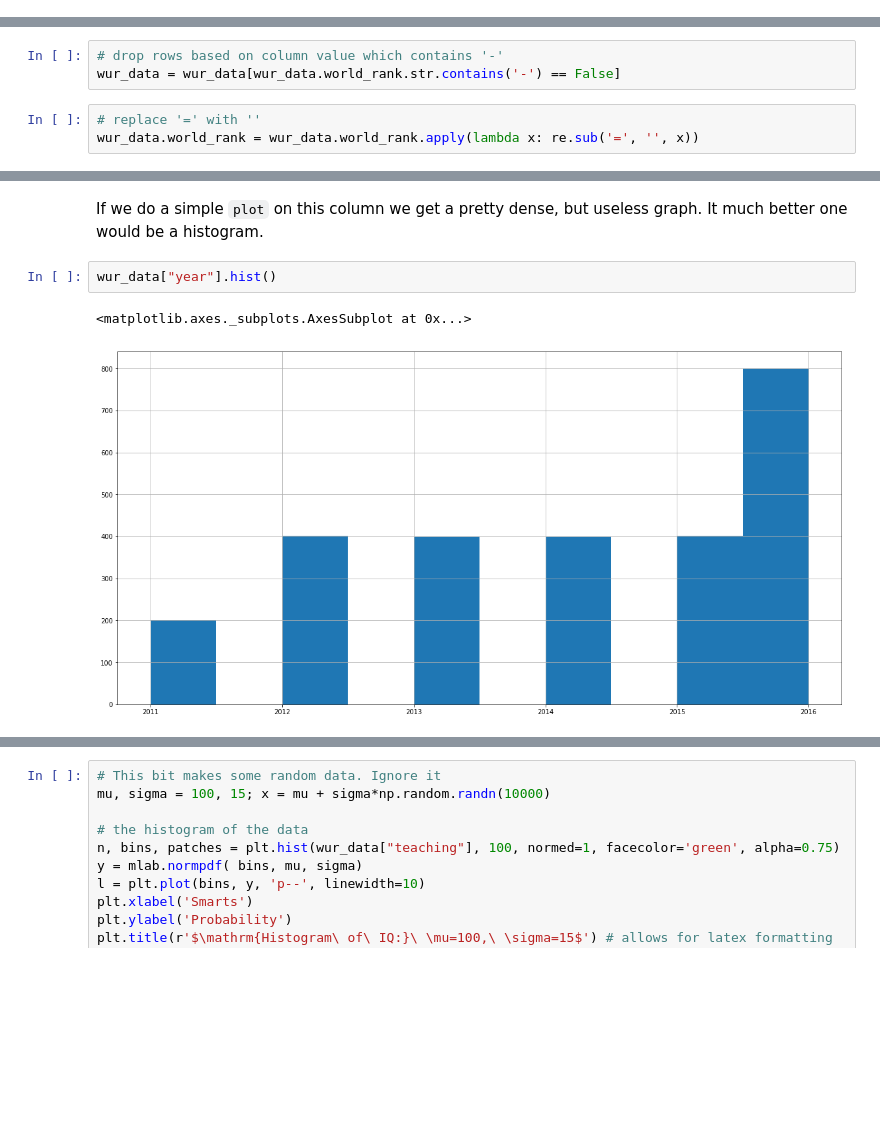
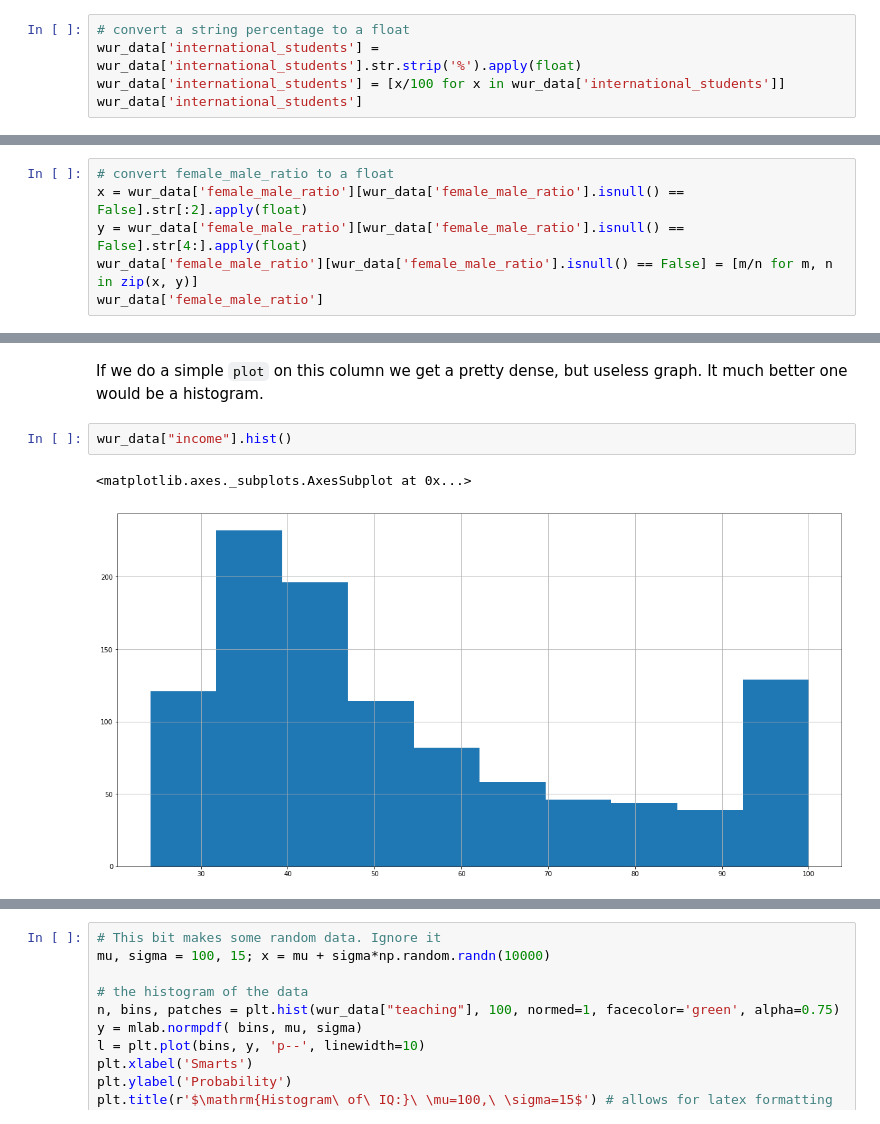
Before and after one commit to sherry0303/code1161base, a Jupyter notebook: week6/world_university_ranking.ipynb, the cells around one changed output, grey strips where cells are left out. Drawn from its saved outputs; the diff is of its cells as text; blank space fills up the shorter version.

```diff
--- a/week6/world_university_ranking.ipynb
+++ b/week6/world_university_ranking.ipynb
@@ -32,0 +155,5 @@ done
+# %%
+# convert a string percentage to a float
+wur_data['international_students'] = wur_data['international_students'].str.strip('%').apply(float)
+wur_data['international_students'] = [x/100 for x in wur_data['international_students']]
+wur_data['international_students']
@@ -32,0 +178,6 @@ done
+# %%
+# convert female_male_ratio to a float
+x = wur_data['female_male_ratio'][wur_data['female_male_ratio'].isnull() == False].str[:2].apply(float)
+y = wur_data['female_male_ratio'][wur_data['female_male_ratio'].isnull() == False].str[4:].apply(float)
+wur_data['female_male_ratio'][wur_data['female_male_ratio'].isnull() == False] = [m/n for m, n in zip(x, y)]
+wur_data['female_male_ratio']
@@ -102,6 +213,0 @@ Name: world_rank, dtype: int64
-# %%
-# drop rows based on column value which contains '-'
-wur_data = wur_data[wur_data.world_rank.str.contains('-') == False]
-# %%
-# replace '=' with ''
-wur_data.world_rank = wur_data.world_rank.apply(lambda x: re.sub('=', '', x))
@@ -282,7 +214,7 @@ wur_data["year"].plot()
 # %% [markdown]
 If we do a simple `plot` on this column we get a pretty dense, but useless graph. It much better one would be a histogram.
 # %%
-wur_data["year"].hist()
+wur_data["income"].hist()
 # %% [output]
 <matplotlib.axes._subplots.AxesSubplot at 0x...>
-[figure, old version]
+[figure, new version]
```
Also changed, not shown: parts of 62 cells of this notebook.
